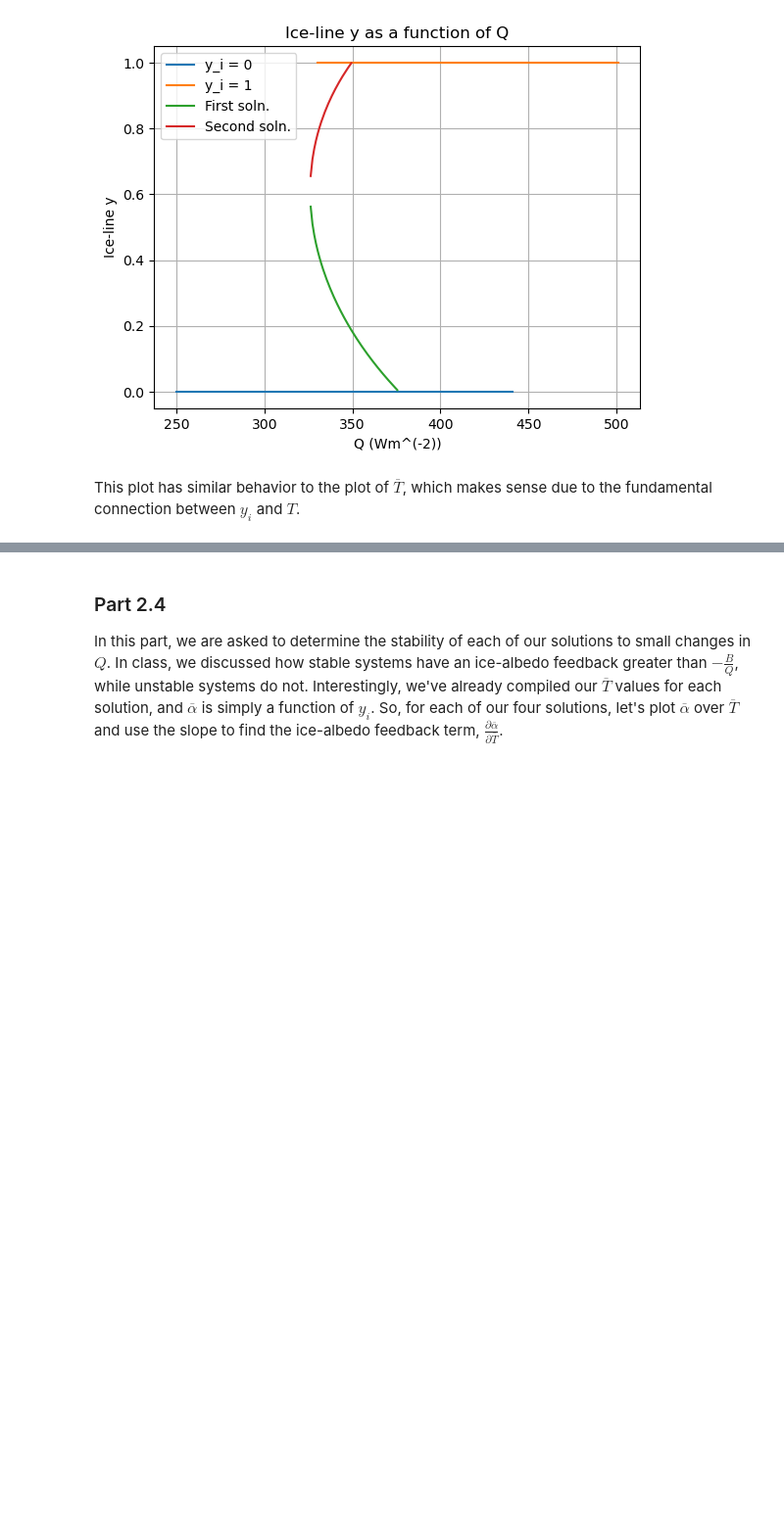
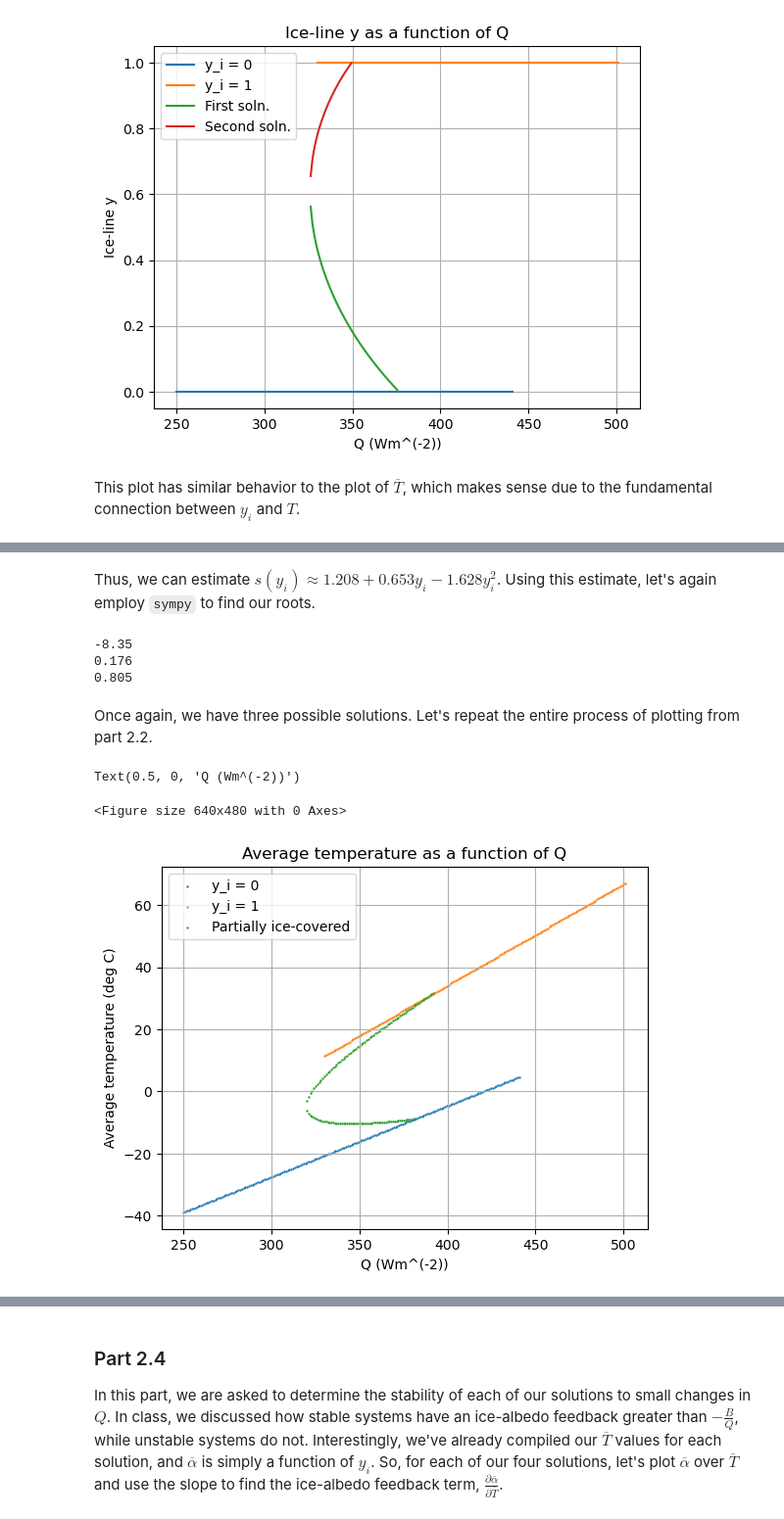
Before and after one commit to lemondoroshow/geoscienceModeling, a Jupyter notebook: planetaryClimates/modelingPlanetaryTemperature.ipynb, the cells around one changed output, grey strips where cells are left out. Shown at 98% size. Cells and saved outputs as stored; diff of their text form; code cells hidden in the pictures; blank space fills up the shorter version.

```diff
--- a/planetaryClimates/modelingPlanetaryTemperature.ipynb
+++ b/planetaryClimates/modelingPlanetaryTemperature.ipynb
@@ -269,7 +270,7 @@ $$ T(y_i) = \frac{Q}{B+C}\left(s(y)(1-\alpha(y_i)) + \frac{C}{B}(1 - \overline{\
 where $s(y) = (1.241-0.723y_i^2)$ and $\overline{\alpha}=(\alpha_++(\alpha_--\alpha_+)y_i(1.244-0.244y_i^2))$. This will allow us to vary $Q$ and see what results we get for $y_i$.
 # %%
 from sympy import real_roots, evalf
-from sympy.abc import y
+from sympy.abc import Y
 
 # Define constants
 A = 202
@@ -289,7 +290,7 @@ def alpha_bar(y):
 
 # Set up equation -- call y_i "y"
 Q = 343
-sln = real_roots(Q / (B + C) * (s(y) * (1 - (alpha_plus + alpha_minus) / 2) + (C / B) * (1 - alpha_bar(y))) - A / B - T_i, y)
+sln = real_roots(Q / (B + C) * (s(Y) * (1 - (alpha_plus + alpha_minus) / 2) + (C / B) * (1 - alpha_bar(Y))) - A / B - T_i, Y)
 for root in sln:
     print(root.evalf(3))
 # %% [output]
@@ -426,0 +456,30 @@ This plot has similar behavior to the plot of $\overline{T}$, which makes sense
+# %% [markdown]
+Thus, we can estimate $s(y_i)\approx1.208+0.653y_i-1.628y_i^2$. Using this estimate, let's again employ `sympy` to find our roots.
+# %%
+# Define constants
+A = 202
+B = 1.90
+C = 3.04
+T_i = -10
+alpha_plus = 0.62
+alpha_minus = 0.32
+
+# Define s(y)
+def s(y):
+    return 1.208 + 0.653 * y - 1.628 * y ** 2
+
+# Define alpha_bar
+def alpha_bar(y):
+    return alpha_plus + (alpha_minus - alpha_plus) * y * (1.244 - 0.244 * y ** 2)
+
+# Set up equation -- call y_i "Y"
+Q = 343
+sln = real_roots(Q / (B + C) * (s(Y) * (1 - (alpha_plus + alpha_minus) / 2) + (C / B) * (1 - alpha_bar(Y))) - A / B - T_i, Y)
+for root in sln:
+    print(root.evalf(3))
+# %% [output]
+-8.35
+0.176
+0.805
+# %% [markdown]
+Once again, we have three possible solutions. Let's repeat the entire process of plotting from part 2.2.
@@ -426,0 +519,37 @@ This plot has similar behavior to the plot of $\overline{T}$, which makes sense
+# %%
+# Integrate for y_i = 0
+T_bars_zero = []
+for Q in range(250, 441, 1):
+    T_bar, err = integrate.quad(T_i_Q, 0, 1, args = (0, Q))
+    T_bars_zero.append(T_bar)
+
+# Integrate for y_i = 1
+T_bars_one = []
+for Q in range(330, 501, 1):
+    T_bar, err = integrate.quad(T_i_Q, 0, 1, args = (1, Q))
+    T_bars_one.append(T_bar)
+
+# Pad results
+T_bars_one_pad = np.pad(np.array(T_bars_one), (330 - 250, 0), mode = 'constant', constant_values = np.nan)
+T_bars_zero_pad = np.pad(np.array(T_bars_zero), (0, 500 - 440), mode = 'constant', constant_values = np.nan)
+
+# Set up plot
+plt.clf()
+fig, ax = plt.subplots()
+
+# Plot solutions
+Qs = np.linspace(250, 501, 251)
+ax.scatter(Qs, T_bars_zero_pad, label = "y_i = 0", s = 0.5)
+ax.scatter(Qs, T_bars_one_pad, label = "y_i = 1", s = 0.5)
+ax.scatter(all_Qs, all_solns, label = "Partially ice-covered", s = 0.5)
+
+# Label plot
+ax.grid()
+ax.legend()
+ax.set_title("Average temperature as a function of Q")
+ax.set_ylabel("Average temperature (deg C)")
+ax.set_xlabel("Q (Wm^(-2))")
+# %% [output]
+Text(0.5, 0, 'Q (Wm^(-2))')
+<Figure size 640x480 with 0 Axes>
+[figure, added]
```
Also changed, not shown: parts of 10 cells of this notebook.
